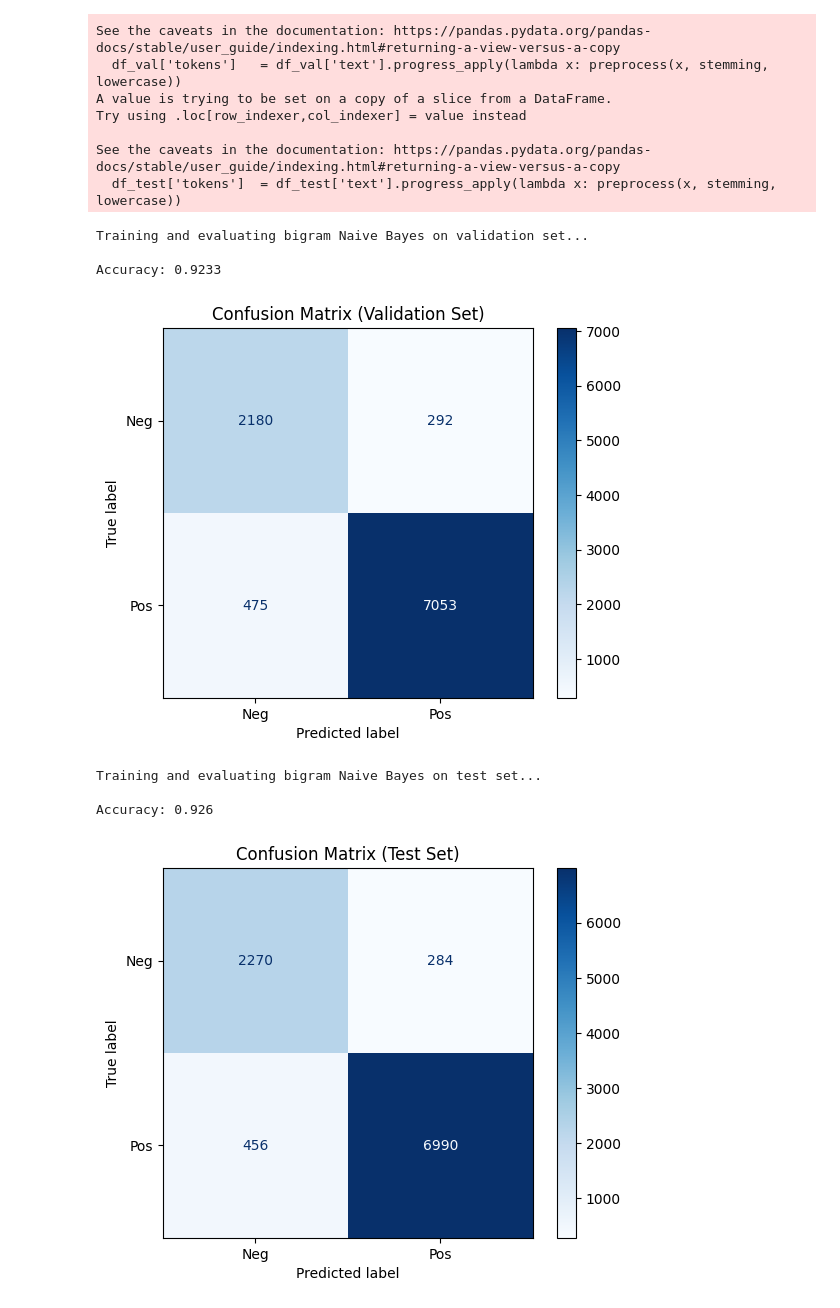
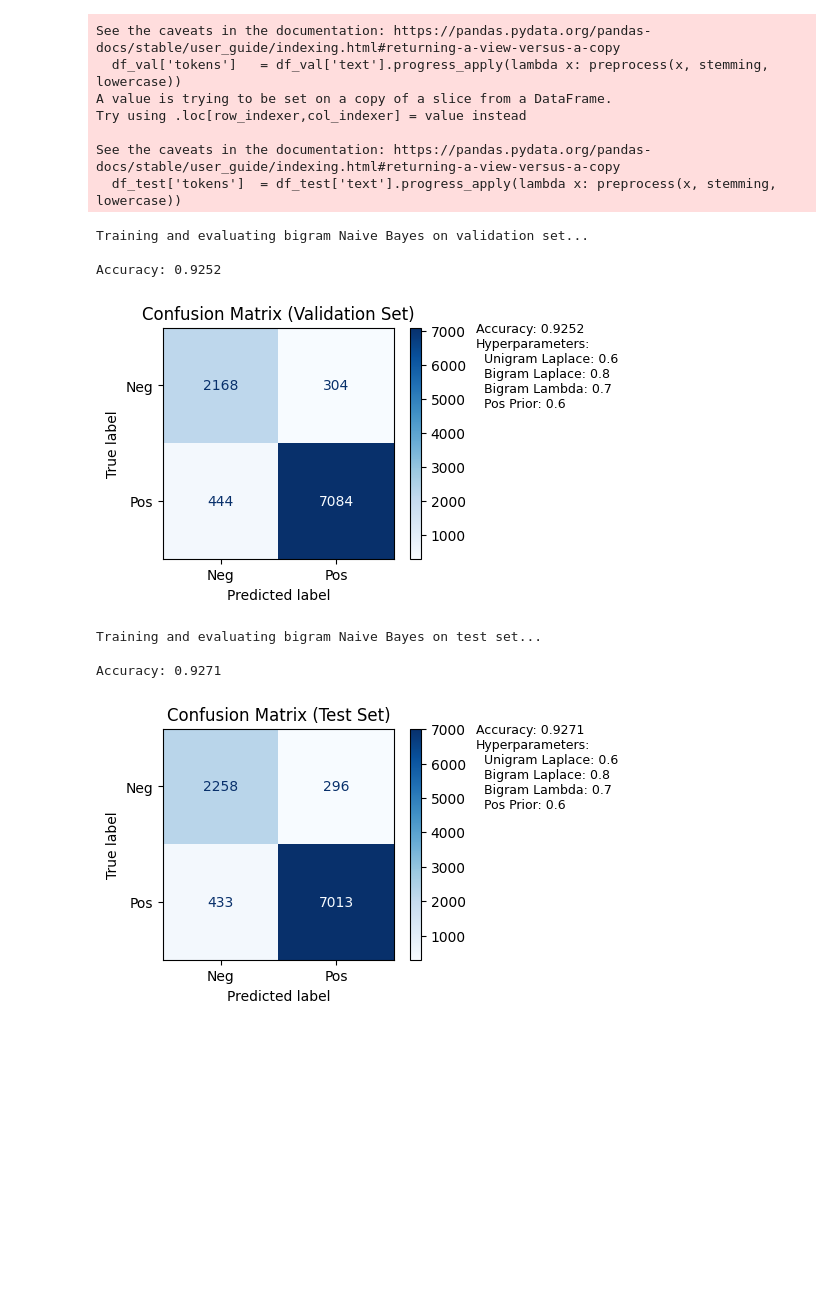
Before and after one commit to phan603/cs412_final, a Jupyter notebook: Naive Bayes Bigram/Bigram_Naive_Bayes.ipynb, the cells around one changed output. Cells and saved outputs as stored; diff of their text form; code cells hidden in the pictures; blank space fills up the shorter version.

```diff
--- a/Naive Bayes Bigram/Bigram_Naive_Bayes.ipynb
+++ b/Naive Bayes Bigram/Bigram_Naive_Bayes.ipynb
@@ -137,31 +137,51 @@ def bigram_bayes(train_set, train_labels, dev_set,
     return predictions, pos_unigram, neg_unigram, pos_bigram, neg_bigram
 # %%
 print("Training and evaluating bigram Naive Bayes on validation set...")
-predicted, pos_unigram, neg_unigram, pos_bigram, neg_bigram = bigram_bayes(train_set, train_labels, dev_set, unigram_laplace=0.6, bigram_laplace=0.8, bigram_lambda=0.7, pos_prior=0.5)
+predicted, pos_unigram, neg_unigram, pos_bigram, neg_bigram = bigram_bayes(train_set, train_labels, dev_set, unigram_laplace=0.6, bigram_laplace=0.8, bigram_lambda=0.7, pos_prior=0.6)
 
 accuracy_dev = accuracy_score(dev_labels, predicted)
 print("\nAccuracy:", accuracy_dev)
-ConfusionMatrixDisplay.from_predictions(dev_labels, predicted, display_labels=['Neg', 'Pos'], cmap='Blues')
+disp = ConfusionMatrixDisplay.from_predictions(dev_labels, predicted, display_labels=['Neg', 'Pos'], cmap='Blues')
+disp.figure_.set_size_inches(4, 3)
 plt.title("Confusion Matrix (Validation Set)")
+textstr = '\n'.join([
+    f'Accuracy: {accuracy_dev:.4f}',
+    'Hyperparameters:',
+    f'  Unigram Laplace: 0.6',
+    f'  Bigram Laplace: 0.8',
+    f'  Bigram Lambda: 0.7',
+    f'  Pos Prior: 0.6'
+])
+plt.gcf().text(0.95, 0.75, textstr, fontsize=9, va='center')
 plt.show()
 
 print("Training and evaluating bigram Naive Bayes on test set...")
-predicted, pos_unigram, neg_unigram, pos_bigram, neg_bigram = bigram_bayes(train_set, train_labels, test_set, unigram_laplace=0.6, bigram_laplace=0.8, bigram_lambda=0.7, pos_prior=0.5)
+predicted, pos_unigram, neg_unigram, pos_bigram, neg_bigram = bigram_bayes(train_set, train_labels, test_set, unigram_laplace=0.6, bigram_laplace=0.8, bigram_lambda=0.7, pos_prior=0.6)
 
 accuracy_test = accuracy_score(test_labels, predicted)
 print("\nAccuracy:", accuracy_test)
-ConfusionMatrixDisplay.from_predictions(test_labels, predicted, display_labels=['Neg', 'Pos'], cmap='Blues')
+disp = ConfusionMatrixDisplay.from_predictions(test_labels, predicted, display_labels=['Neg', 'Pos'], cmap='Blues')
+disp.figure_.set_size_inches(4, 3)
 plt.title("Confusion Matrix (Test Set)")
+textstr = '\n'.join([
+    f'Accuracy: {accuracy_test:.4f}',
+    'Hyperparameters:',
+    f'  Unigram Laplace: 0.6',
+    f'  Bigram Laplace: 0.8',
+    f'  Bigram Lambda: 0.7',
+    f'  Pos Prior: 0.6'
+])
+plt.gcf().text(0.95, 0.75, textstr, fontsize=9, va='center')
 plt.show()
 # %% [output]
 Training and evaluating bigram Naive Bayes on validation set...
 
-Accuracy: 0.9233
+Accuracy: 0.9252
-[figure, old version]
+[figure, new version]
 Training and evaluating bigram Naive Bayes on test set...
 
-Accuracy: 0.926
+Accuracy: 0.9271
-[figure, old version]
+[figure, new version]
 # %%
 def plot_top_nb_features(pos_counts, neg_counts, top_n=20, title_prefix=""):
     all_words = set(pos_counts) | set(neg_counts)
```
Also changed, not shown: parts of 1 cell of this notebook.
